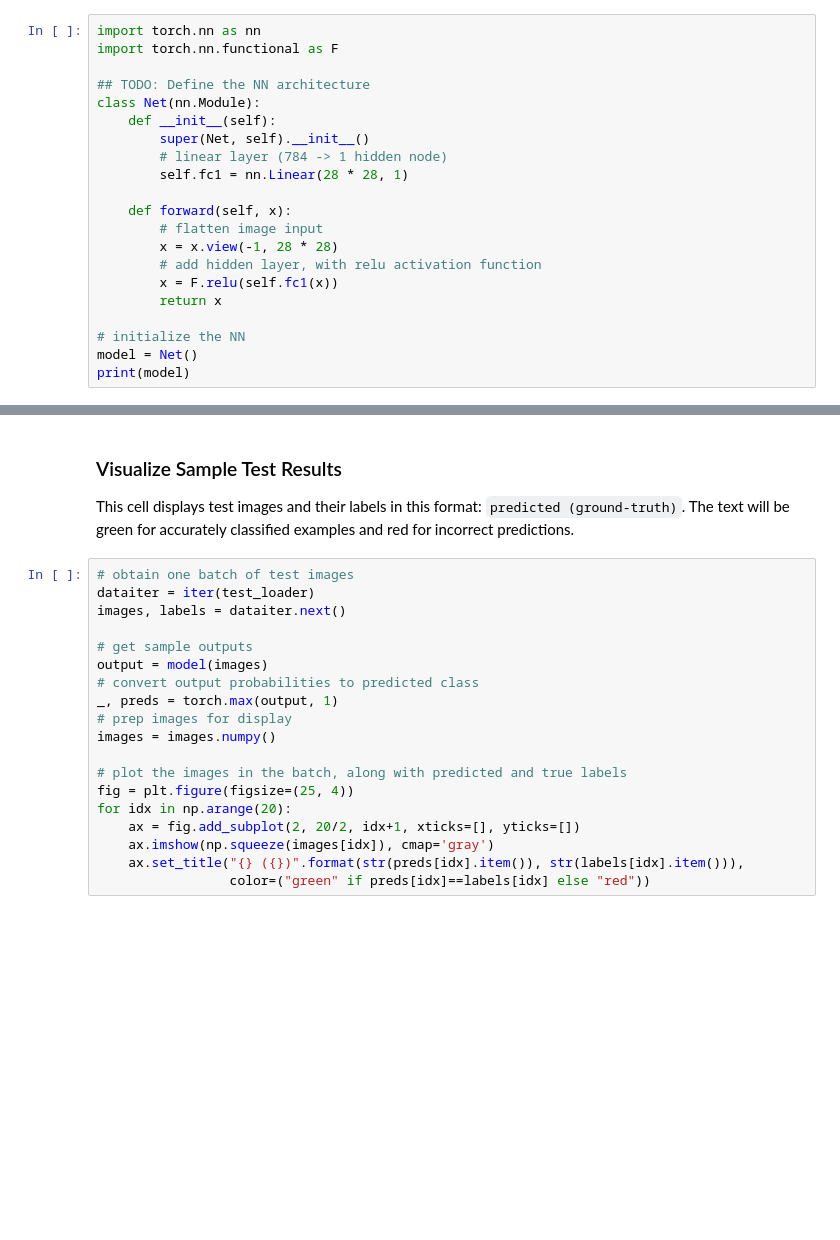
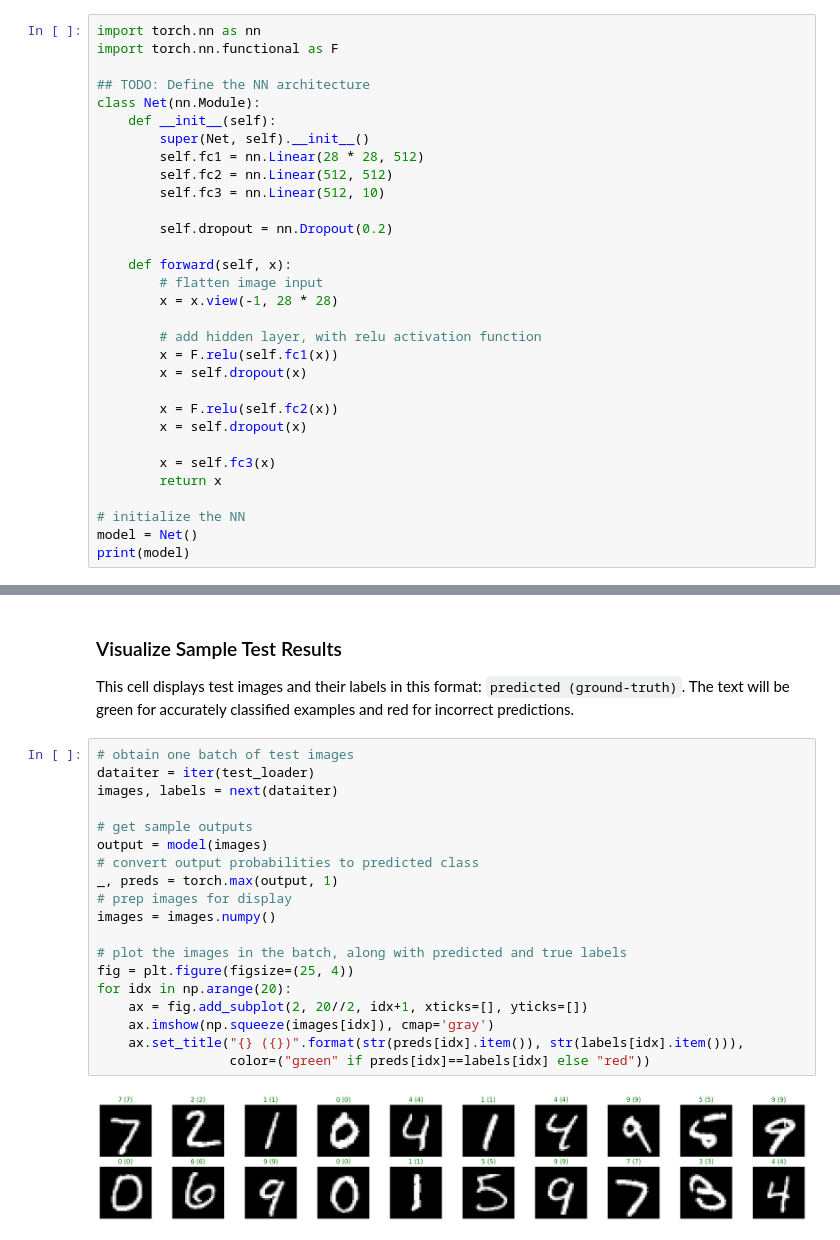
Before and after one commit to ttmling/HIT_AI-DATA, a Jupyter notebook: CNN_AI2026/mnist-mlp/mnist_mlp_exercise.ipynb, the cells around one changed output, grey strips where cells are left out. Drawn from its saved outputs; the diff is of its cells as text; blank space fills up the shorter version.

```diff
--- a/CNN_AI2026/mnist-mlp/mnist_mlp_exercise.ipynb
+++ b/CNN_AI2026/mnist-mlp/mnist_mlp_exercise.ipynb
@@ -112,14 +116,24 @@ import torch.nn.functional as F
 class Net(nn.Module):
     def __init__(self):
         super(Net, self).__init__()
-        # linear layer (784 -> 1 hidden node)
-        self.fc1 = nn.Linear(28 * 28, 1)
+        self.fc1 = nn.Linear(28 * 28, 512)
+        self.fc2 = nn.Linear(512, 512)
+        self.fc3 = nn.Linear(512, 10)
+
+        self.dropout = nn.Dropout(0.2)
 
     def forward(self, x):
         # flatten image input
         x = x.view(-1, 28 * 28)
+
         # add hidden layer, with relu activation function
         x = F.relu(self.fc1(x))
+        x = self.dropout(x)
+
+        x = F.relu(self.fc2(x))
+        x = self.dropout(x)
+
+        x = self.fc3(x)
         return x
 
 # initialize the NN
@@ -241,19 +295,21 @@ This cell displays test images and their labels in this format: `predicted (grou
 # %%
 # obtain one batch of test images
 dataiter = iter(test_loader)
-images, labels = dataiter.next()
+images, labels = next(dataiter)
 
 # get sample outputs
 output = model(images)
 # convert output probabilities to predicted class
 _, preds = torch.max(output, 1)
 # prep images for display
 images = images.numpy()
 
 # plot the images in the batch, along with predicted and true labels
 fig = plt.figure(figsize=(25, 4))
 for idx in np.arange(20):
-    ax = fig.add_subplot(2, 20/2, idx+1, xticks=[], yticks=[])
+    ax = fig.add_subplot(2, 20//2, idx+1, xticks=[], yticks=[])
     ax.imshow(np.squeeze(images[idx]), cmap='gray')
     ax.set_title("{} ({})".format(str(preds[idx].item()), str(labels[idx].item())),
                  color=("green" if preds[idx]==labels[idx] else "red"))
+# %% [output]
+[figure, added]
```
Also changed, not shown: parts of 6 cells of this notebook.
